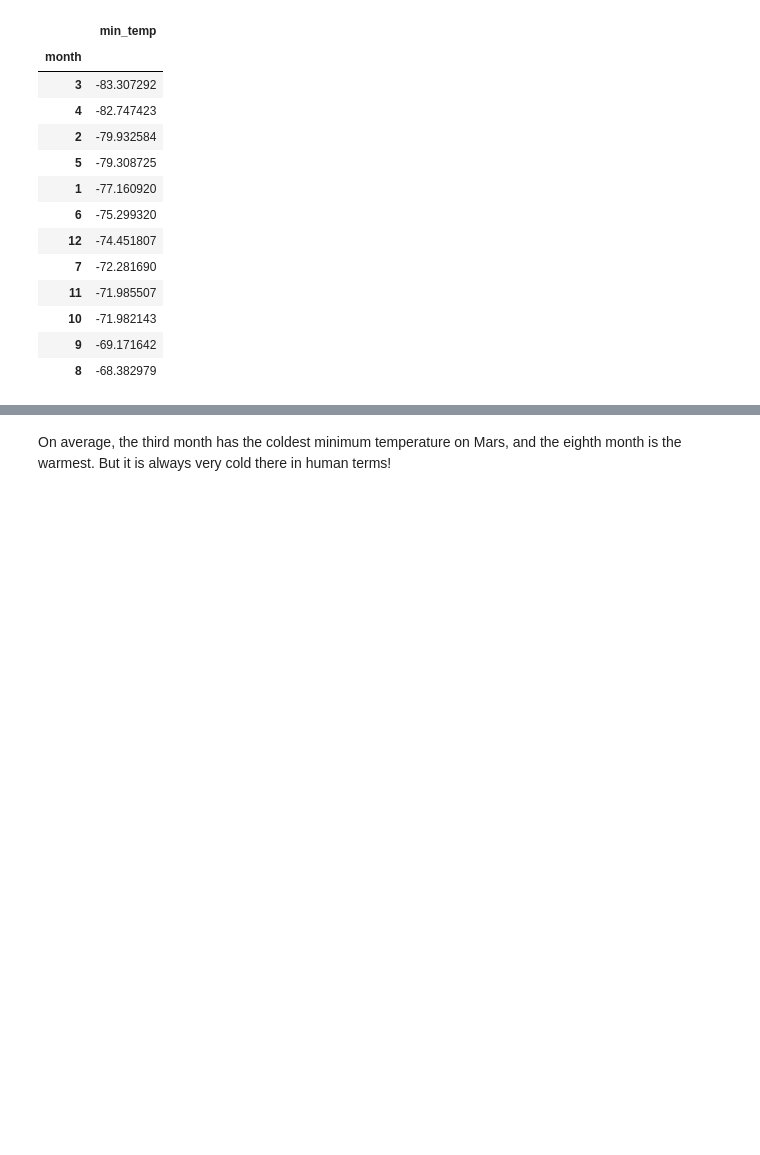
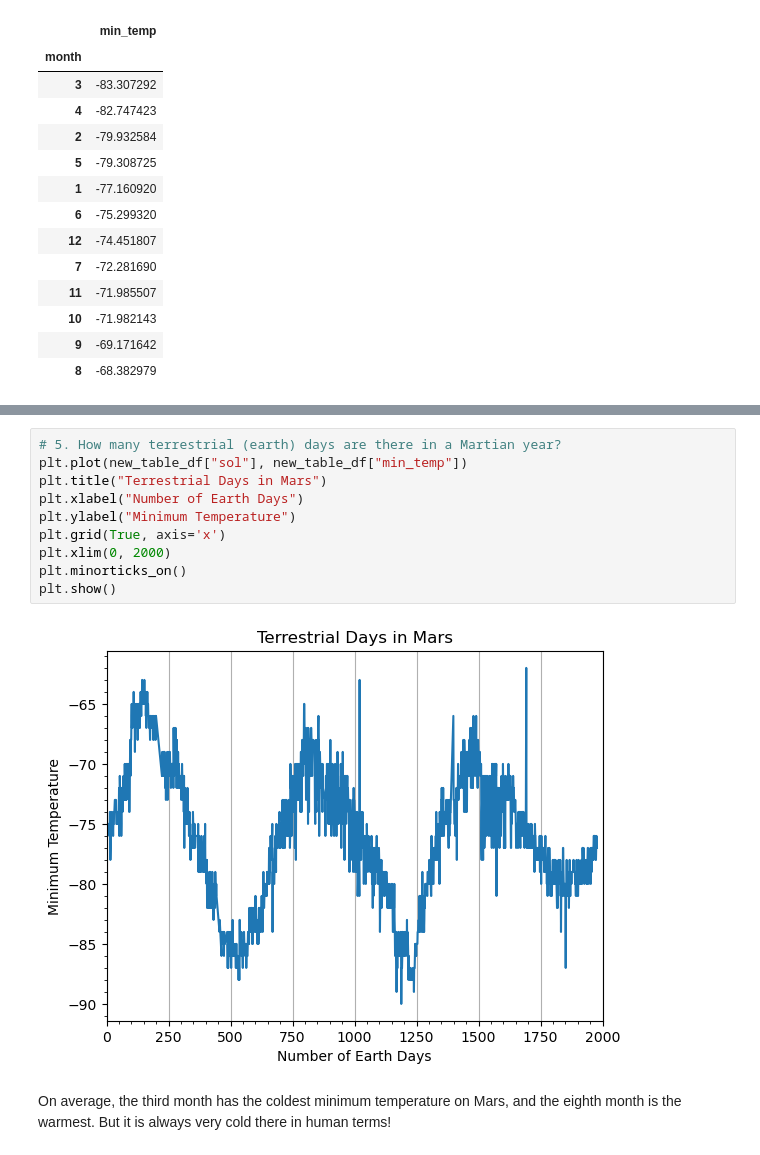
Before and after one commit to w7negreiros/web_scraping_2024, a Jupyter notebook: part_2_mars_weather.ipynb, the cells around one changed output, grey strips where cells are left out. Drawn from its saved outputs; the diff is of its cells as text; blank space fills up the shorter version.

```diff
--- a/part_2_mars_weather.ipynb
+++ b/part_2_mars_weather.ipynb
@@ -225,3 +248,15 @@ Name: pressure, dtype: float64
+# %%
+# 5. How many terrestrial (earth) days are there in a Martian year?
+plt.plot(new_table_df["sol"], new_table_df["min_temp"])
+plt.title("Terrestrial Days in Mars")
+plt.xlabel("Number of Earth Days")
+plt.ylabel("Minimum Temperature")
+plt.grid(True, axis='x')
+plt.xlim(0, 2000)
+plt.minorticks_on()
+plt.show()
+# %% [output]
+[figure, added]
 # %% [markdown]
 On average, the third month has the coldest minimum temperature on Mars, and the eighth month is the warmest. But it is always very cold there in human terms!
 # %% [markdown]
```
Also changed, not shown: parts of 7 cells of this notebook, 1 other file.
